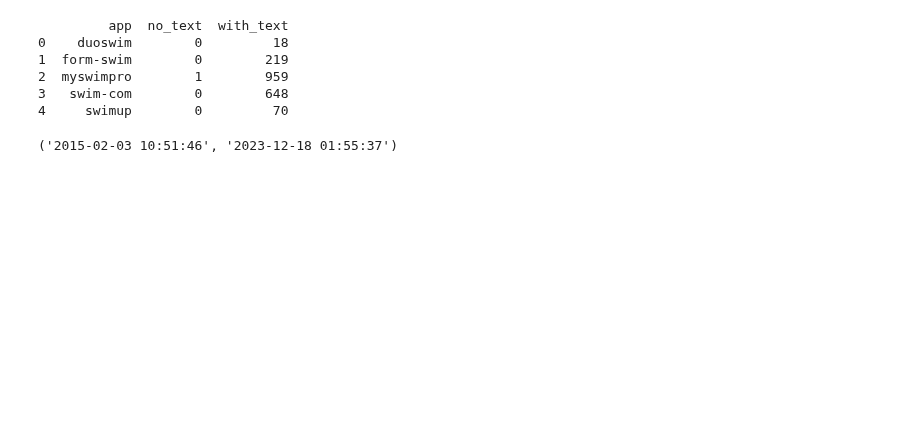
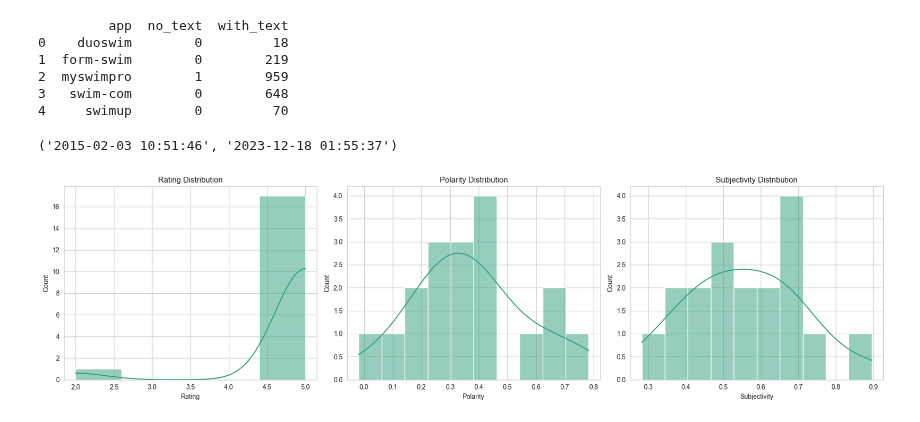
Before and after one commit to momonong/swim-apps-reviews-analysis, a Jupyter notebook: data_mining/cal_reviews.ipynb, the cells around one changed output. Drawn from its saved outputs; the diff is of its cells as text; code cells hidden in the pictures; blank space fills up the shorter version.

```diff
--- a/data_mining/cal_reviews.ipynb
+++ b/data_mining/cal_reviews.ipynb
@@ -51,0 +55,47 @@ earliest_review_date, latest_review_date
+# %%
+def plot_distribution(app_name: str):
+    df = pd.read_csv('new_result/all_concat_sentiment.csv')
+    df.drop('Unnamed: 0', axis=1, inplace=True)
+    merged_data = df[df['app'] == f'{app_name}']
+
+    # Define the custom color (R: 146, G: 200, B: 185)
+    custom_color = "#2E9D7C"
+
+    # Set up the style for plots with the custom color
+    sns.set_style("whitegrid")
+
+    # Plotting
+    fig, axes = plt.subplots(1, 3, figsize=(18, 5))
+
+    # Plot rating distribution
+    sns.histplot(data=merged_data, x='rating', bins=5, ax=axes[0], kde=True, color=custom_color)
+    axes[0].set_title('Rating Distribution')
+    axes[0].set_xlabel('Rating')
+    axes[0].set_ylabel('Count')
+
+    # Plot polarity distribution
+    sns.histplot(data=merged_data, x='sentiment', bins=10, ax=axes[1], kde=True, color=custom_color)
+    axes[1].set_title('Polarity Distribution')
+    axes[1].set_xlabel('Polarity')
+    axes[1].set_ylabel('Count')
+
+    # Plot subjectivity distribution
+    sns.histplot(data=merged_data, x='subjectivity', bins=10, ax=axes[2], kde=True, color=custom_color)
+    axes[2].set_title('Subjectivity Distribution')
+    axes[2].set_xlabel('Subjectivity')
+    axes[2].set_ylabel('Count')
+
+    # Adjust layout
+    plt.tight_layout()
+
+    # Save the entire layout as a single image
+    fig.savefig(f'{app_name}.png')
+
+    plt.show()
+
+# For demonstration, let's call the function with a sample app name
+# plot_distribution('sample_app')  # Uncomment this line to execute the function for a sample app
+# %%
+plot_distribution('duoswim')
+# %% [output]
+[figure, added]
```
Also changed, not shown: parts of 6 cells of this notebook, 8 other files.
